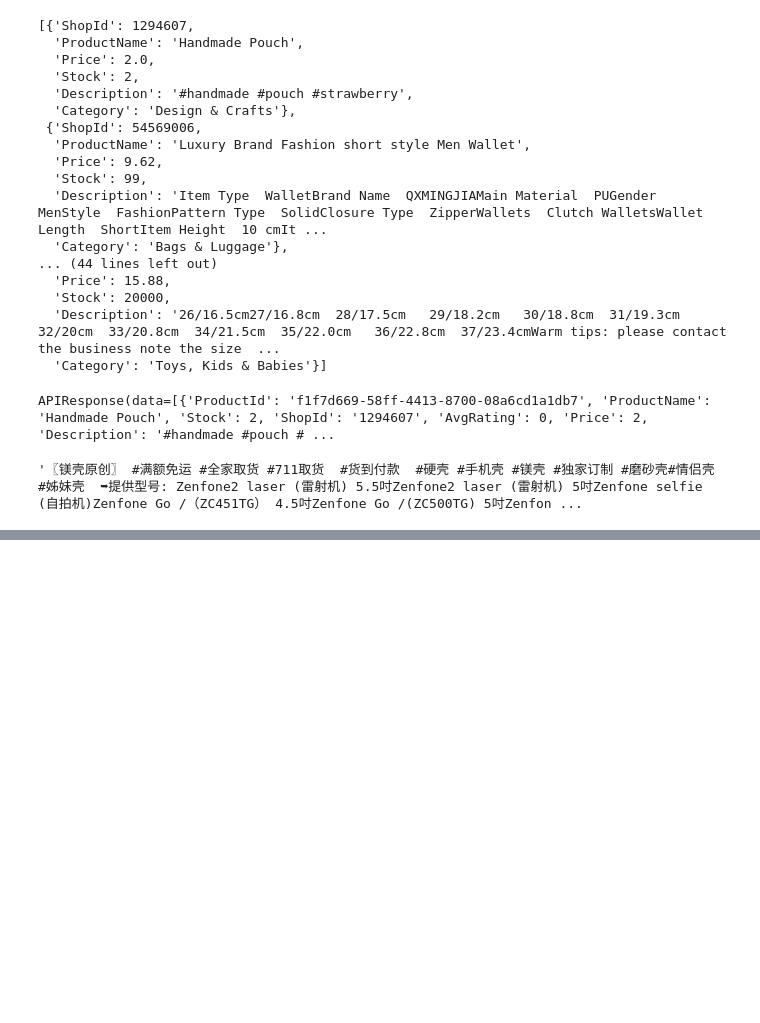
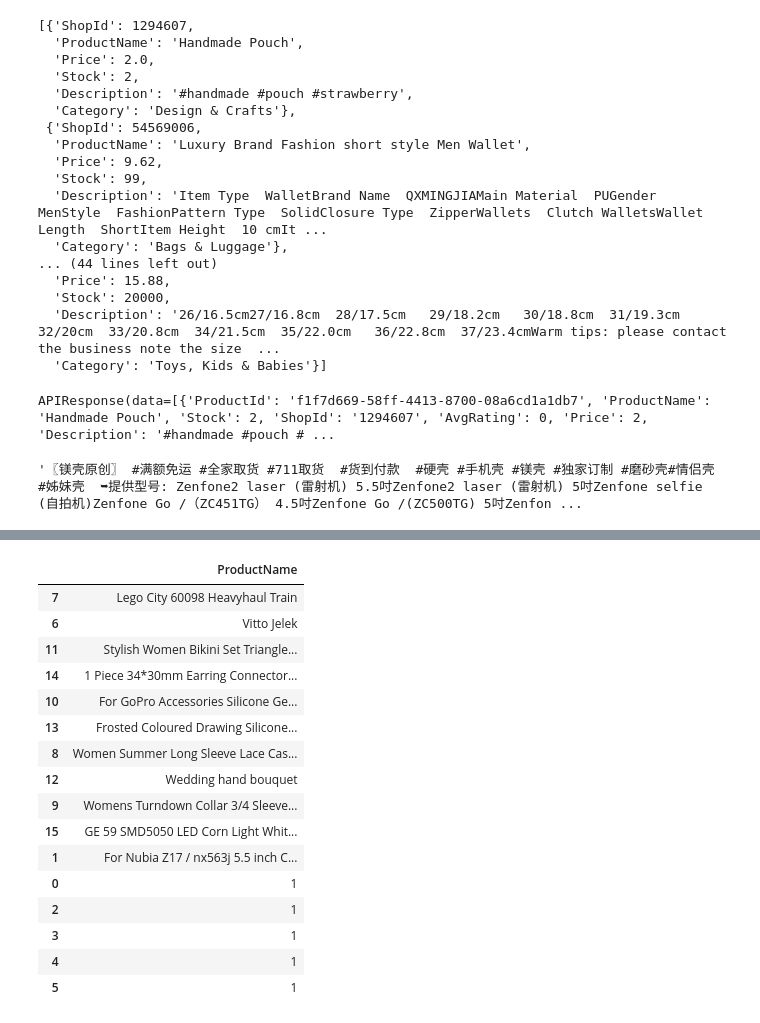
Before and after one commit to vittotedja/syopi, a Jupyter notebook: product/addp.ipynb, the cells around one changed output, grey strips where cells are left out. Cells and saved outputs as stored; diff of their text form; code cells hidden in the pictures; blank space fills up the shorter version.

```diff
--- a/product/addp.ipynb
+++ b/product/addp.ipynb
@@ -70,0 +75,22 @@ df[df.ProductName.apply(lambda x: '华硕' in str(x).lower())]
+# %%
+df = pd.DataFrame(supabase.table('product').select('*').execute().data)
+# %%
+df[['ProductName']].sort_values(by=['ProductName'], key=lambda x: x.apply(str).str.lower().apply(lambda y: textdistance.jaro_winkler(y, 'laptop bag')), ascending=False)
+# %% [output]
+|  | ProductName |
+| 7 | Lego City 60098 Heavyhaul Train |
+| 6 | Vitto Jelek |
+| 11 | Stylish Women Bikini Set Triangle... |
+| 14 | 1 Piece 34*30mm Earring Connector... |
+| 10 | For GoPro Accessories Silicone Ge... |
+| 13 | Frosted Coloured Drawing Silicone... |
+| 8 | Women Summer Long Sleeve Lace Cas... |
+| 12 | Wedding hand bouquet |
+| 9 | Womens Turndown Collar 3/4 Sleeve... |
+| 15 | GE 59 SMD5050 LED Corn Light Whit... |
+| 1 | For Nubia Z17 / nx563j 5.5 inch C... |
+| 0 | 1 |
+| 2 | 1 |
+| 3 | 1 |
+| 4 | 1 |
+| 5 | 1 |
```
Also changed, not shown: parts of 3 cells of this notebook, 2 other files.
